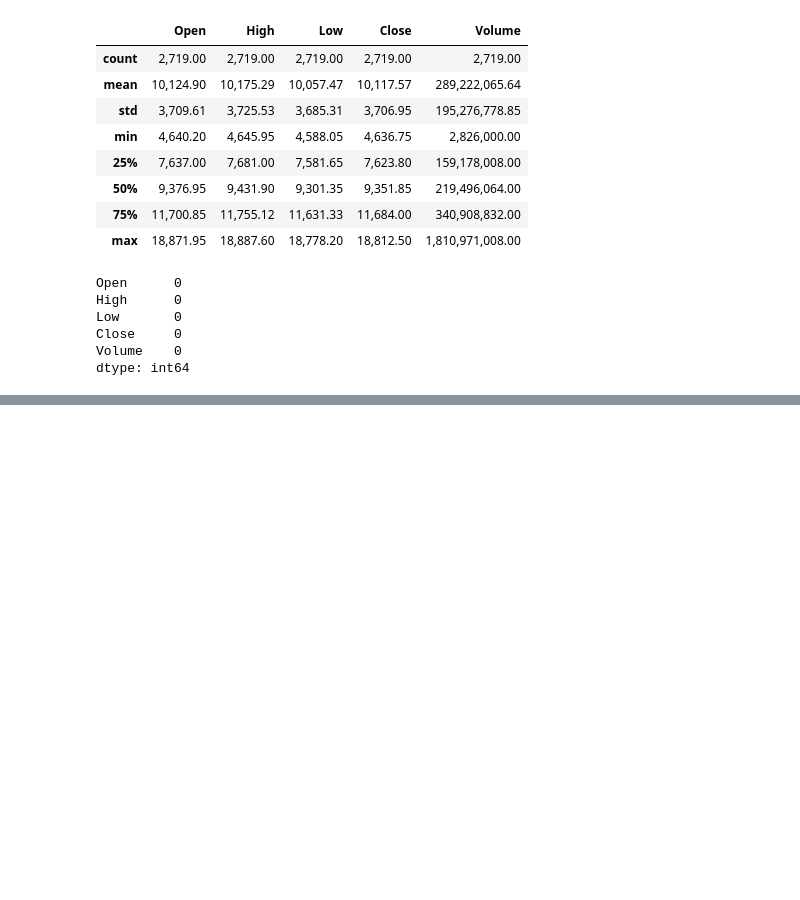
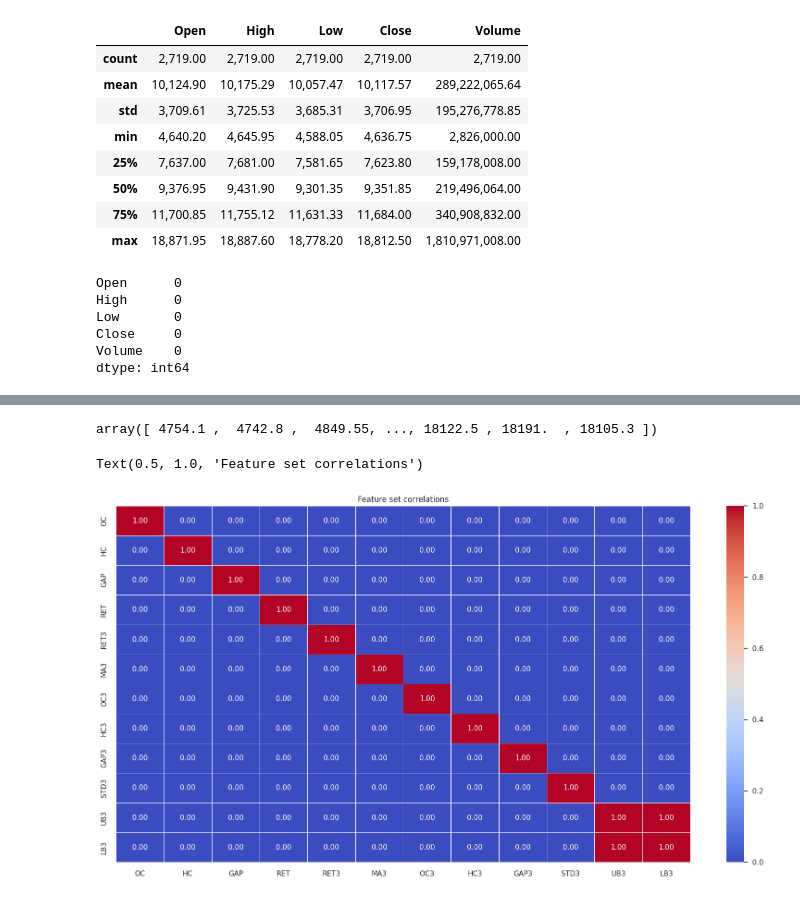
Before and after one commit to robonesky/oreilly, a Jupyter notebook: RM Lab Notes 9 202301 cohort.ipynb, the cells around one changed output, grey strips where cells are left out. Cells and saved outputs as stored; diff of their text form; code cells hidden in the pictures; blank space fills up the shorter version.

```diff
--- a/RM Lab Notes 9 202301 cohort.ipynb
+++ b/RM Lab Notes 9 202301 cohort.ipynb
@@ -123,0 +127,3 @@ display(df.shape)
+# %%
+X = df.drop(['Open', 'High', 'Low', 'Close', 'Volume', 'Label'], axis=1)
+X
@@ -123,0 +144,22 @@ display(df.shape)
+# %%
+y = np.array(df['Label'])
+y
+# %% [output]
+array([ 4754.1 ,  4742.8 ,  4849.55, ..., 18122.5 , 18191.  , 18105.3 ])
+# %%
+
+sns.set(rc =  {'figure.figsize': (20, 10)})
+sns.heatmap(
+    X.corr() > 0.9,
+    annot = True,
+    annot_kws = {'size': 11},
+    fmt = '.2f',
+    linewidth = 0.5,
+    cmap = 'coolwarm',
+    cbar = True
+)
+
+plt.title('Feature set correlations')
+# %% [output]
+Text(0.5, 1.0, 'Feature set correlations')
+[figure, added]
```
Also changed, not shown: parts of 20 cells of this notebook.
